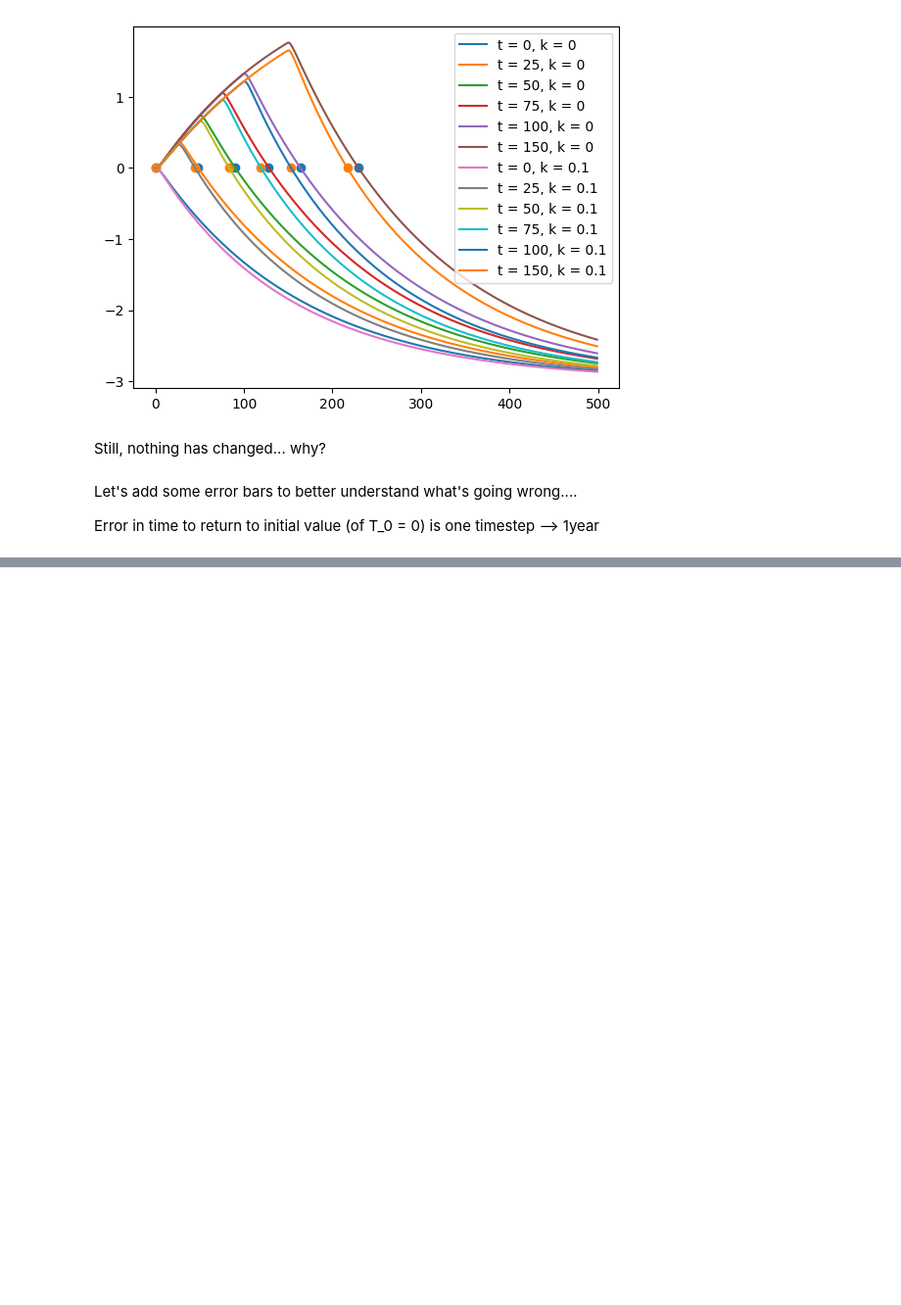
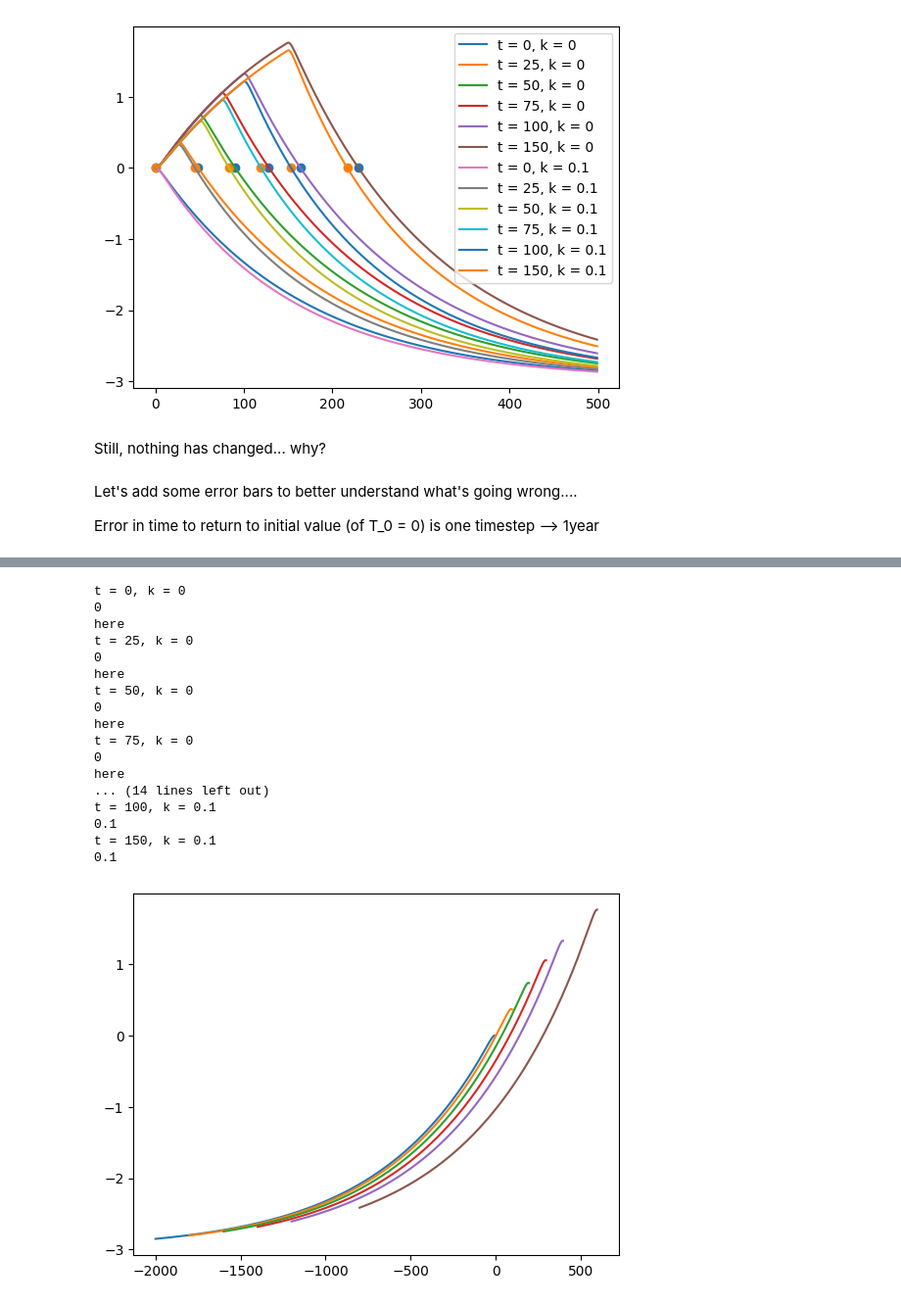
Before and after one commit to francesmcginley/ar6, a Jupyter notebook: Exploration/W10BouttesExperiment.ipynb, the cells around one changed output, grey strips where cells are left out. Shown at 98% size. Drawn from its saved outputs; the diff is of its cells as text; code cells hidden in the pictures; blank space fills up the shorter version.

```diff
--- a/Exploration/W10BouttesExperiment.ipynb
+++ b/Exploration/W10BouttesExperiment.ipynb
@@ -55,7 +55,7 @@ from multiprocessing import Pool
 from ar6.twolayermodel import TwoLayerModel
 from ar6.constants import NINETY_TO_ONESIGMA
 # %%
-ts = np.array([0,25,50,75,100,150])
+ts = np.array([0,10 ,25,50,75,100,150])
 
 f_scenarios = {}
 
@@ -432,0 +437,7 @@ Error in time to return to initial value (of T_0 = 0) is one timestep --> 1year
+# %%
+print(ts)
+#print(f_scenarios2)
+for t in ts:
+    plt.plot(f_scenarios2[t])
+
+print(f_scenarios2[0])
@@ -432,0 +463,35 @@ Error in time to return to initial value (of T_0 = 0) is one timestep --> 1year
+# %%
+for name in runs2:
+    print(name)
+    i = name.index("t")
+    j = name.index(",")
+    t = int(name[i+4:j])
+
+    l = name.index("k")
+    k = name[l+4:]
+    print(k)
+    if k == "0":
+        print("here")
+        force = f_scenarios2[t]
+        f = np.cumsum(force)
+        run = runs2[name]
+        plt.plot(f[t:], run.tlev[:,1][t:])
+# %% [output]
+t = 0, k = 0
+0
+here
+t = 25, k = 0
+0
+here
+t = 50, k = 0
+0
+here
+t = 75, k = 0
+0
+here
+... (14 lines left out)
+t = 100, k = 0.1
+0.1
+t = 150, k = 0.1
+0.1
+[figure, added]
```
Also changed, not shown: parts of 2 cells of this notebook, 5 other files.
